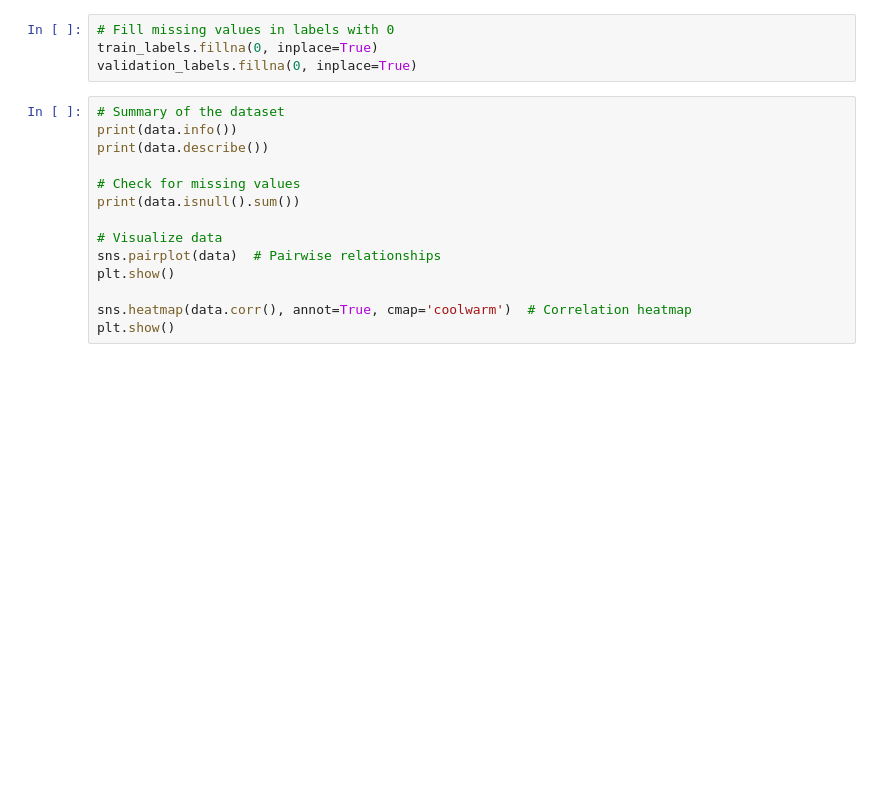
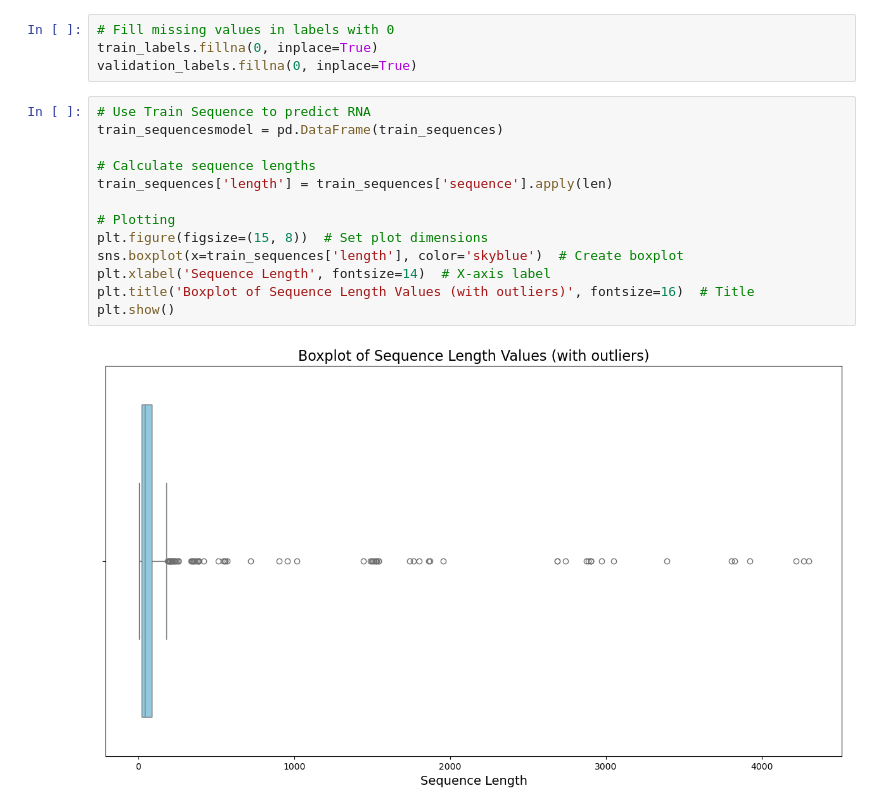
Before and after one commit to yamellmejia/Project-4, a Jupyter notebook: Untitled.ipynb, the cells around one changed output. Drawn from its saved outputs; the diff is of its cells as text; blank space fills up the shorter version.

```diff
--- a/Untitled.ipynb
+++ b/Untitled.ipynb
@@ -200,17 +221,18 @@ train_sequences.head()
 # Fill missing values in labels with 0
 train_labels.fillna(0, inplace=True)
 validation_labels.fillna(0, inplace=True)
-# %%
-# Summary of the dataset
-print(data.info())
-print(data.describe())
-
-# Check for missing values
-print(data.isnull().sum())
-
-# Visualize data
-sns.pairplot(data)  # Pairwise relationships
-plt.show()
-
-sns.heatmap(data.corr(), annot=True, cmap='coolwarm')  # Correlation heatmap
-plt.show()
+# %%
+# Use Train Sequence to predict RNA
+train_sequencesmodel = pd.DataFrame(train_sequences)
+
+# Calculate sequence lengths
+train_sequences['length'] = train_sequences['sequence'].apply(len)
+
+# Plotting
+plt.figure(figsize=(15, 8))  # Set plot dimensions
+sns.boxplot(x=train_sequences['length'], color='skyblue')  # Create boxplot
+plt.xlabel('Sequence Length', fontsize=14)  # X-axis label
+plt.title('Boxplot of Sequence Length Values (with outliers)', fontsize=16)  # Title
+plt.show()
+# %% [output]
+[figure, added]
```
Also changed, not shown: parts of 10 cells of this notebook, 1 other file.
